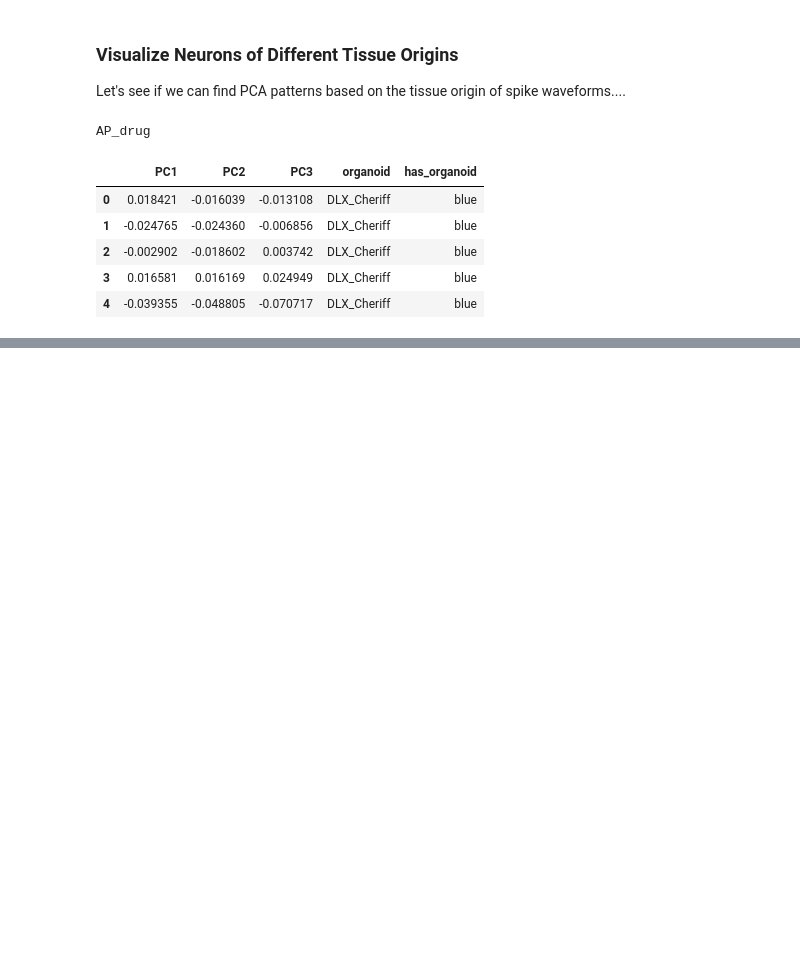
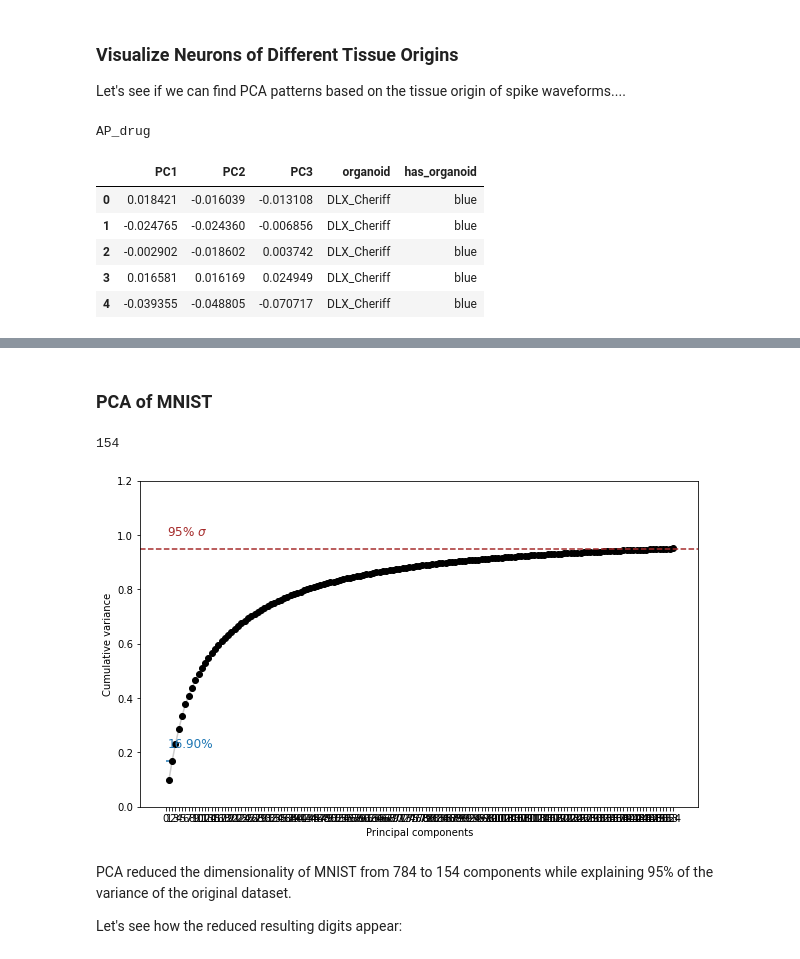
Before and after one commit to SmilodonCub/DS4VS, a Jupyter notebook: Week12/DS4VS_week12_PCA.ipynb, the cells around one changed output, grey strips where cells are left out. Drawn from its saved outputs; the diff is of its cells as text; code cells hidden in the pictures; blank space fills up the shorter version.

```diff
--- a/Week12/DS4VS_week12_PCA.ipynb
+++ b/Week12/DS4VS_week12_PCA.ipynb
@@ -329,0 +356,26 @@ fig.show()
+# %% [markdown]
+### PCA of MNIST
+# %%
+from sklearn.datasets import fetch_openml
+mnist = fetch_openml('mnist_784', version=1)
+X, y = mnist["data"], mnist["target"]
+# %%
+pca = PCA()
+pca.fit( X )
+csum = np.cumsum( pca.explained_variance_ratio_ )
+dims95 = np.argmax( csum >= 0.95 ) + 1
+dims95
+# %% [output]
+154
+# %%
+# visualize the cumulative sums of accounted variance
+N_components = dims95
+x = np.arange(1, N_components+1, step=1)
+y = csum[0:N_components]
+plot_cvar( x,y,N_components)
+# %% [output]
+[figure, added]
+# %% [markdown]
+PCA reduced the dimensionality of MNIST from 784 to 154 components while explaining 95% of the variance of the original dataset.
+
+Let's see how the reduced resulting digits appear:
```
Also changed, not shown: parts of 14 cells of this notebook.
